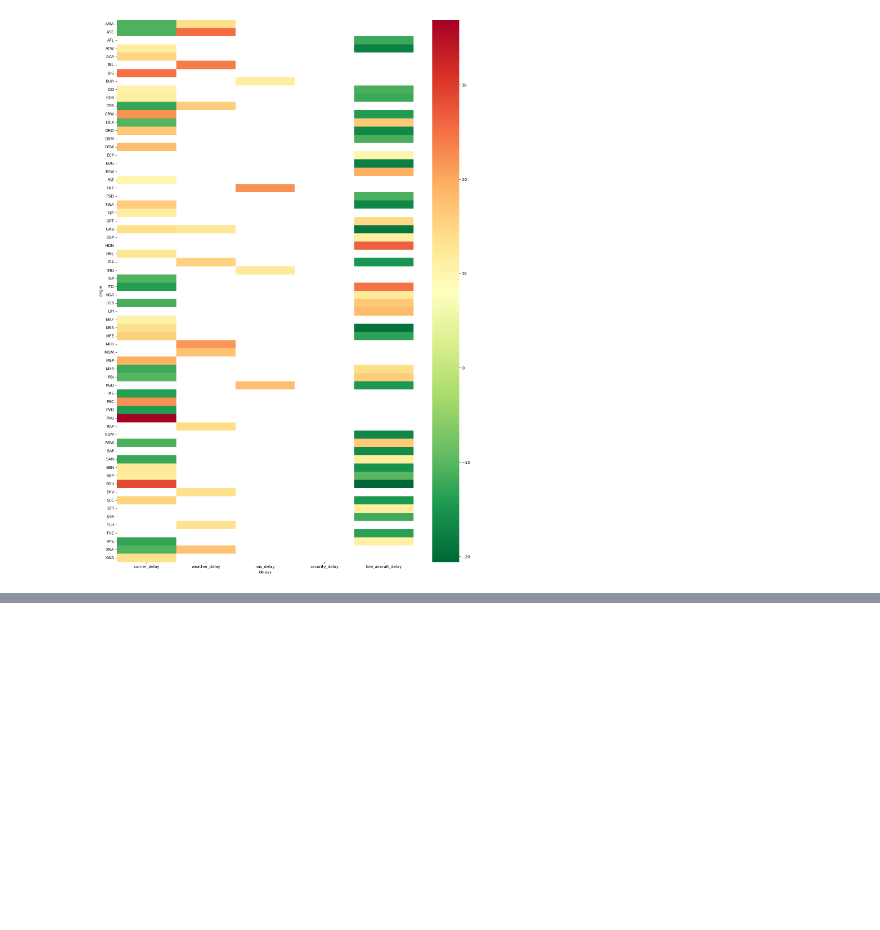
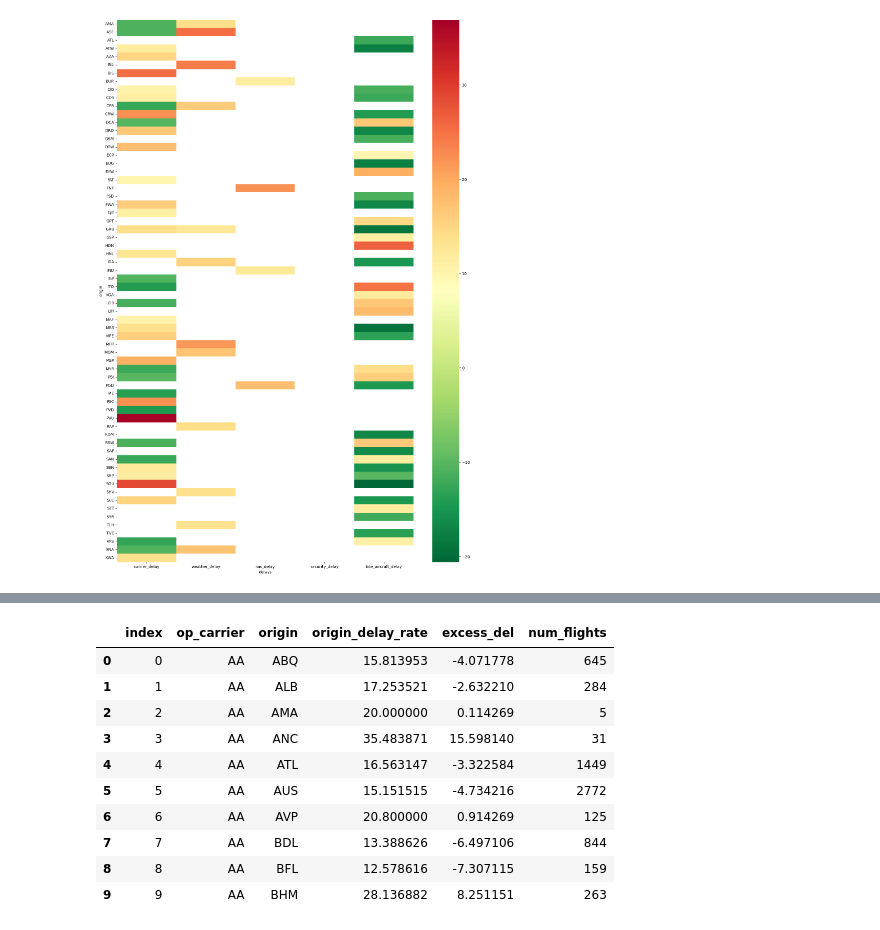
Before and after one commit to Sidhartht1607/flight-delay-risk-system, a Jupyter notebook: flight_data_set.ipynb, the cells around one changed output, grey strips where cells are left out. Cells and saved outputs as stored; diff of their text form; code cells hidden in the pictures; blank space fills up the shorter version.

```diff
--- a/flight_data_set.ipynb
+++ b/flight_data_set.ipynb
@@ -1234,0 +1249,26 @@ plt.show()
+# %%
+per_origin_rate=df_operation.groupby(['op_carrier','origin'])["dep_del15"].mean() *100
+global_delay_rates = df_operation.groupby('op_carrier')['dep_del15'].mean() * 100
+excess_delay=per_origin_rate.sub(global_delay_rates, level=0)
+excess_delay=excess_delay.reset_index()
+per_origin_rate=per_origin_rate.reset_index()
+per_origin_rate = per_origin_rate.reset_index().rename(columns={"dep_del15":"origin_delay_rate"})
+excess_delay=excess_delay.rename(columns={"dep_del15":"excess_del"})
+combined_rates=pd.merge(per_origin_rate,excess_delay,how="left",on=["op_carrier","origin"])
+size=df_operation.groupby(['op_carrier','origin'])["dep_del15"].size()
+size=size.reset_index()
+size=size.rename(columns={"dep_del15":"num_flights"})
+combined_rates=pd.merge(combined_rates,size,how="left",on=["op_carrier","origin"])
+combined_rates.head(10)
+# %% [output]
+|  | index | op_carrier | origin | origin_delay_rate | excess_del | num_flights |
+| 0 | 0 | AA | ABQ | 15.813953 | -4.071778 | 645 |
+| 1 | 1 | AA | ALB | 17.253521 | -2.632210 | 284 |
+| 2 | 2 | AA | AMA | 20.000000 | 0.114269 | 5 |
+| 3 | 3 | AA | ANC | 35.483871 | 15.598140 | 31 |
+| 4 | 4 | AA | ATL | 16.563147 | -3.322584 | 1449 |
+| 5 | 5 | AA | AUS | 15.151515 | -4.734216 | 2772 |
+| 6 | 6 | AA | AVP | 20.800000 | 0.914269 | 125 |
+| 7 | 7 | AA | BDL | 13.388626 | -6.497106 | 844 |
+| 8 | 8 | AA | BFL | 12.578616 | -7.307115 | 159 |
+| 9 | 9 | AA | BHM | 28.136882 | 8.251151 | 263 |
```
Also changed, not shown: parts of 3 cells of this notebook.
